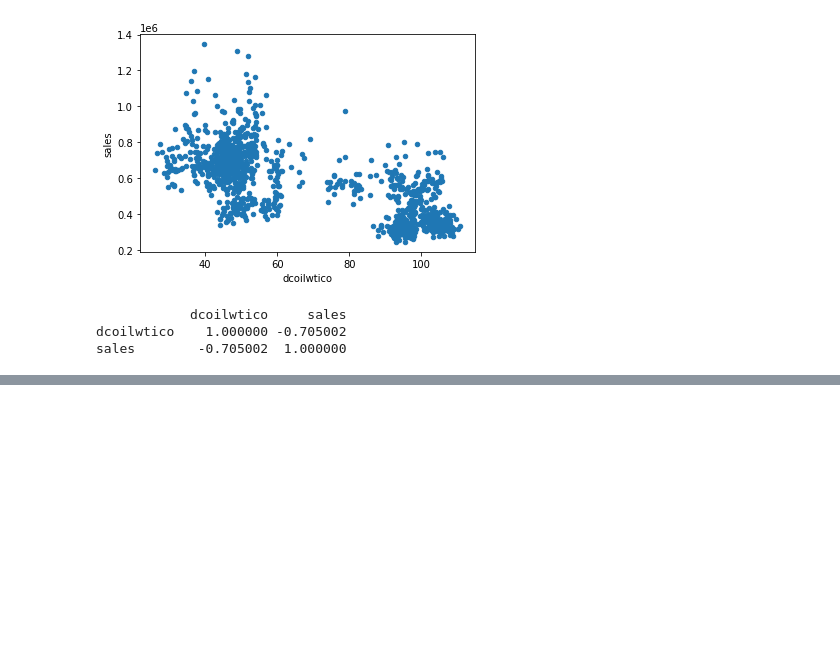
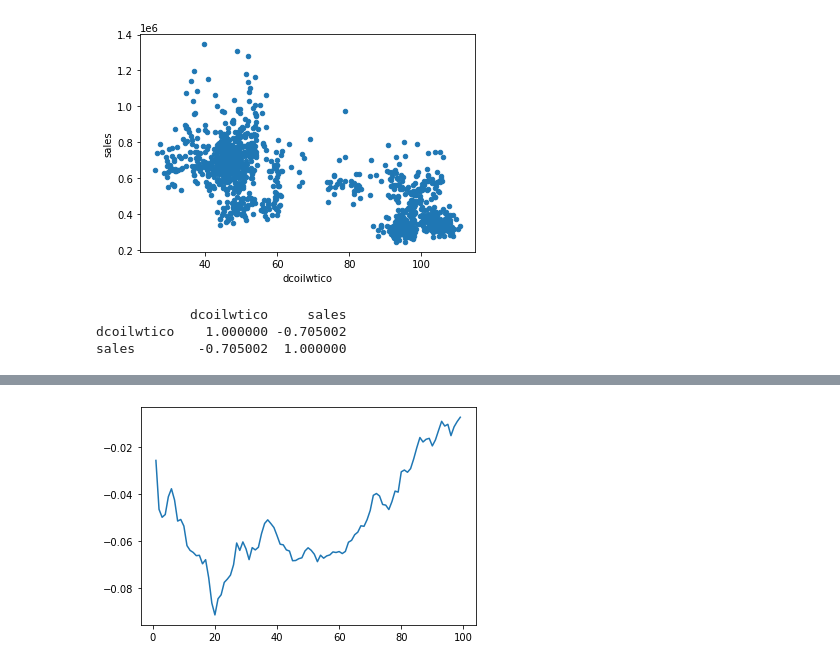
Before and after one commit to Jos1988/favorita_store_sales, a Jupyter notebook: analysis/EDA/oil_dataset.ipynb, the cells around one changed output, grey strips where cells are left out. Saved outputs shown, nothing was run; the diff lists cells and outputs as text; code cells hidden in the pictures; blank space fills up the shorter version.

```diff
--- a/analysis/EDA/oil_dataset.ipynb
+++ b/analysis/EDA/oil_dataset.ipynb
@@ -125,0 +205,26 @@ Note that there are some clear clusters in this scatter plot.
+# %%
+d = 1
+all_diffs = []
+all_corr = []
+for d in range(100):
+    diff_test = copy(oil_and_sales_df)
+    diff_test['diff'] = diff_test['dcoilwtico'].diff(d)
+    diff_test = diff_test[d:]
+
+    # fig, (ax_upper, ax_lower) = plt.subplots(2)
+    # fig.suptitle('comparing oil price and sales.')
+    # fig.set_size_inches(15, 5)
+    # ax_upper.plot(oil_and_sales_df.index, oil_and_sales_df['diff'])
+    # ax_lower.plot(oil_and_sales_df.index, oil_and_sales_df['sales'])
+    # plt.show()
+    # plt.close()
+    corr = diff_test['sales'].corr(diff_test['diff'])
+    all_diffs.append(d)
+    all_corr.append(corr)
+
+diff_test_result = pd.Series(data=all_corr, index=all_diffs)
+diff_test_result.plot()
+plt.show()
+plt.close()
+# %% [output]
+[figure, added]
```
Also changed, not shown: parts of 8 cells of this notebook, 5 other files.
